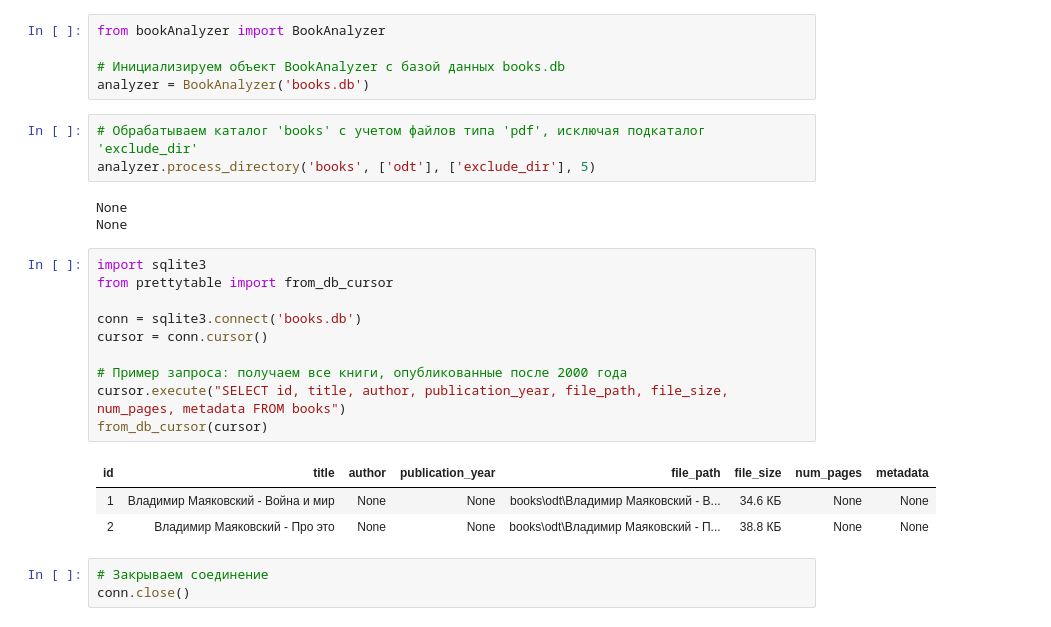
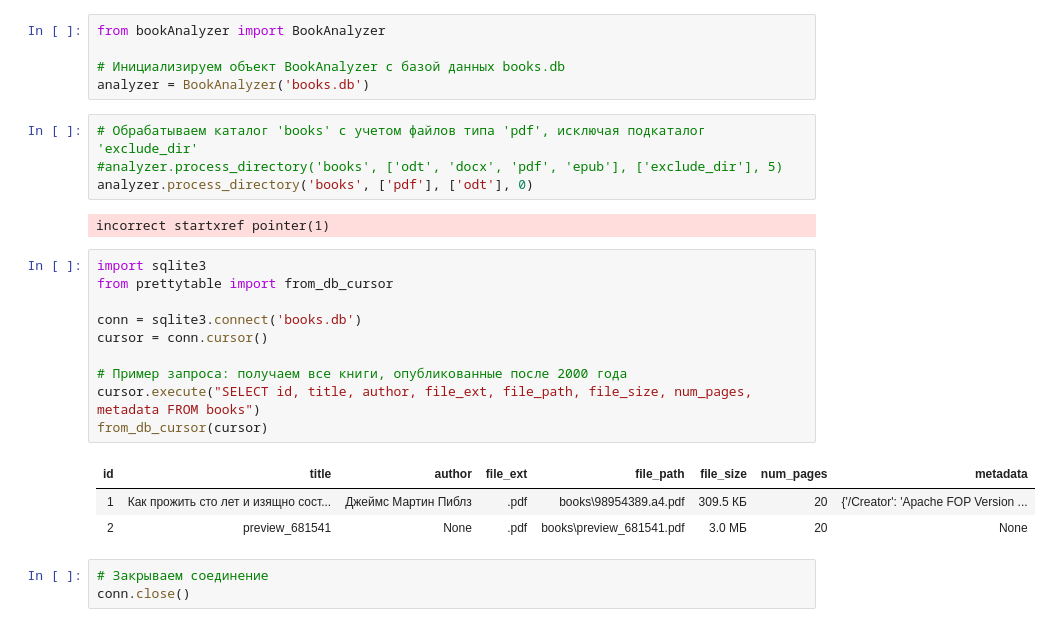
Before and after one commit to glebanazarenko/kurs_project_4, a Jupyter notebook: labBooks.ipynb, the cells around one changed output. Cells and saved outputs as stored; diff of their text form.

```diff
--- a/labBooks.ipynb
+++ b/labBooks.ipynb
@@ -5,24 +5,24 @@ from bookAnalyzer import BookAnalyzer
 analyzer = BookAnalyzer('books.db')
 # %%
 # Обрабатываем каталог 'books' с учетом файлов типа 'pdf', исключая подкаталог 'exclude_dir'
-analyzer.process_directory('books', ['odt'], ['exclude_dir'], 5)
+#analyzer.process_directory('books', ['odt', 'docx', 'pdf', 'epub'], ['exclude_dir'], 5)
+analyzer.process_directory('books', ['pdf'], ['odt'], 0)
 # %% [output]
-None
-None
+incorrect startxref pointer(1)
 # %%
 import sqlite3
 from prettytable import from_db_cursor
 
 conn = sqlite3.connect('books.db')
 cursor = conn.cursor()
 
 # Пример запроса: получаем все книги, опубликованные после 2000 года
-cursor.execute("SELECT id, title, author, publication_year, file_path, file_size, num_pages, metadata FROM books")
+cursor.execute("SELECT id, title, author, file_ext, file_path, file_size, num_pages, metadata FROM books")
 from_db_cursor(cursor)
 # %% [output]
-| id | title | author | publication_year | file_path | file_size | num_pages | metadata |
-| 1 | Владимир Маяковский - Война и мир | None | None | books\odt\Владимир Маяковский - В... | 34.6 КБ | None | None |
-| 2 | Владимир Маяковский - Про это | None | None | books\odt\Владимир Маяковский - П... | 38.8 КБ | None | None |
+| id | title | author | file_ext | file_path | file_size | num_pages | metadata |
+| 1 | Как прожить сто лет и изящно сост... | Джеймс Мартин Пиблз | .pdf | books\98954389.a4.pdf | 309.5 КБ | 20 | {'/Creator': 'Apache FOP Version ... |
+| 2 | preview_681541 | None | .pdf | books\preview_681541.pdf | 3.0 МБ | 20 | None |
 # %%
 # Закрываем соединение
 conn.close()
```
Also changed, not shown: parts of 1 cell of this notebook, 2 other files.
